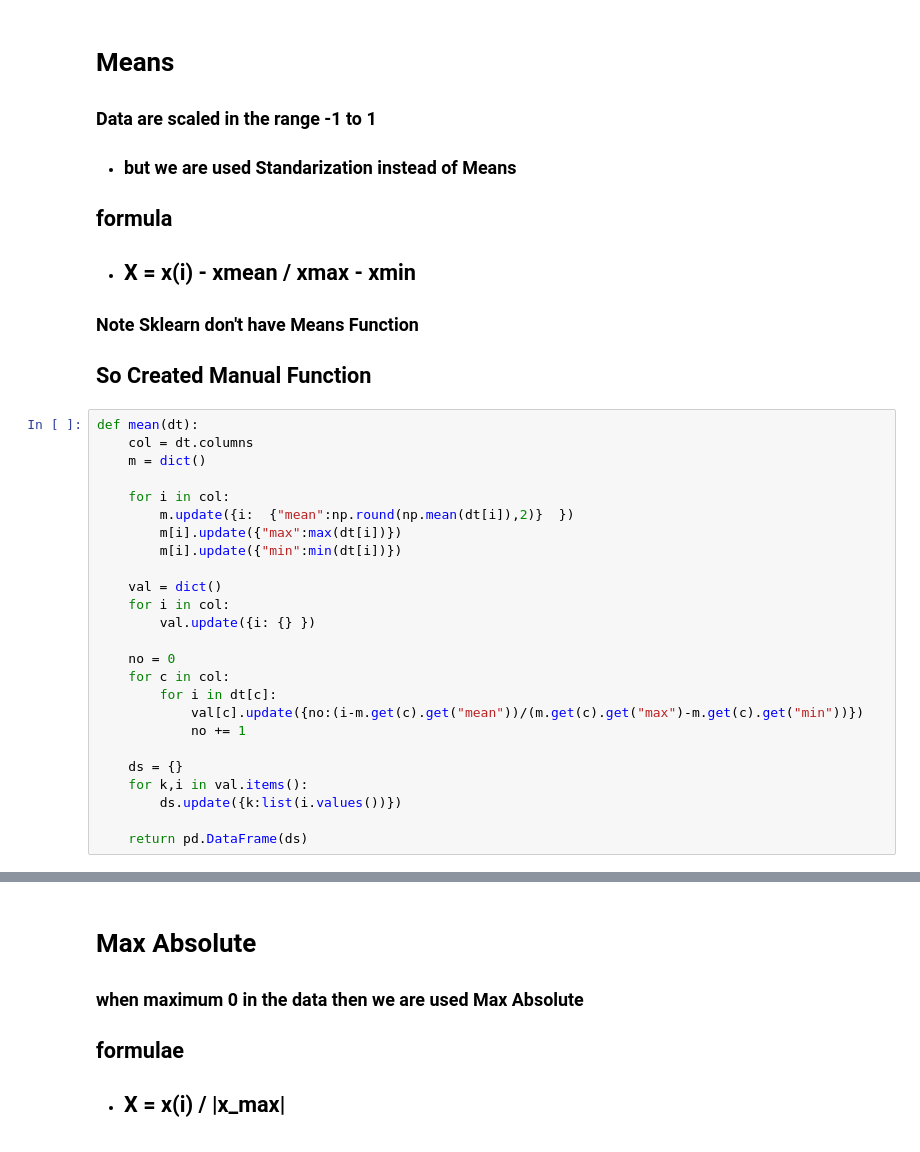
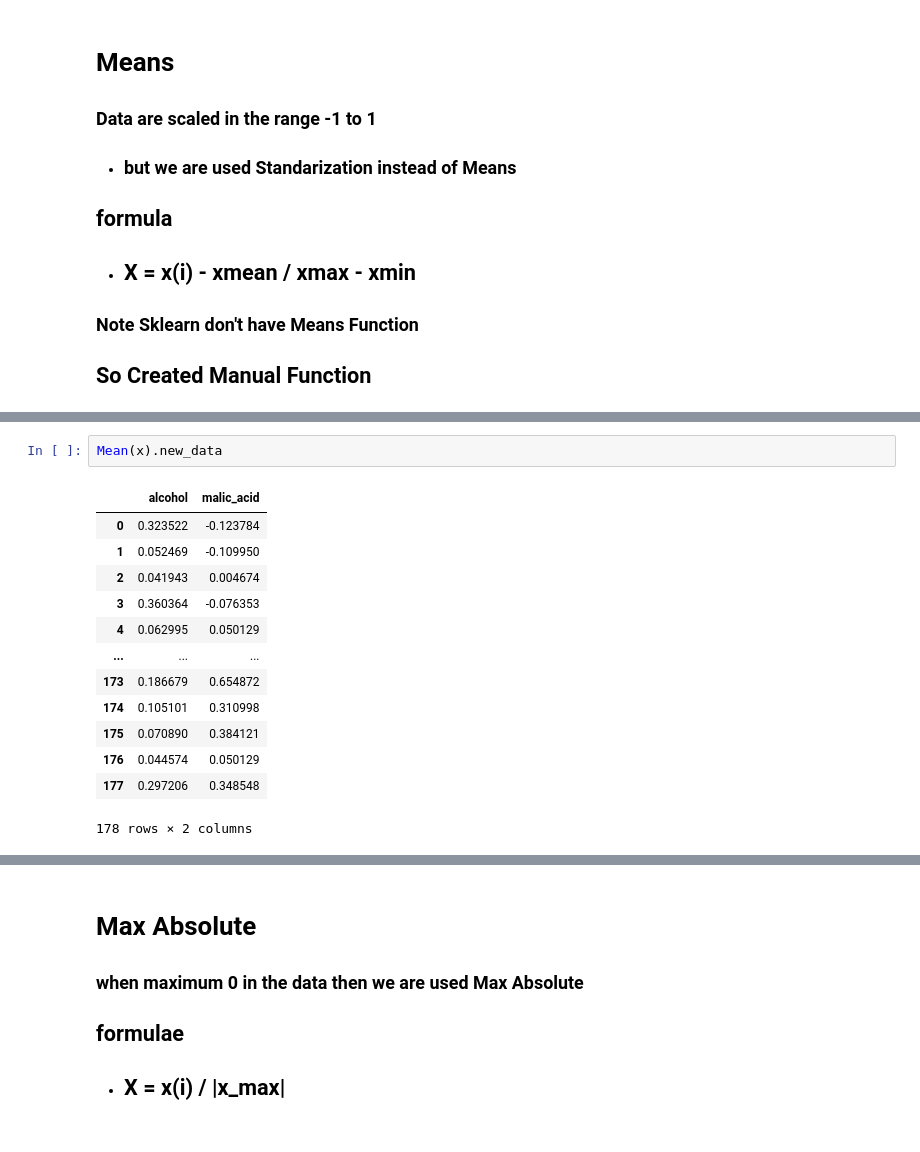
Before and after one commit to Mubeen-Ahmad/ML, a Jupyter notebook: 2_Preprocessing/1_Features_Transformation/01_Feature_Scaling/2_Normalization.ipynb, the cells around one changed output, grey strips where cells are left out. Drawn from its saved outputs; the diff is of its cells as text.

```diff
--- a/2_Preprocessing/1_Features_Transformation/01_Feature_Scaling/2_Normalization.ipynb
+++ b/2_Preprocessing/1_Features_Transformation/01_Feature_Scaling/2_Normalization.ipynb
@@ -105,28 +105,3 @@ Mimx_xtrain.describe()
 
 ### Note Sklearn don't have Means Function
 ## So Created Manual Function
-# %%
-def mean(dt):
-    col = dt.columns
-    m = dict()
-
-    for i in col:
-        m.update({i:  {"mean":np.round(np.mean(dt[i]),2)}  })
-        m[i].update({"max":max(dt[i])})
-        m[i].update({"min":min(dt[i])})
-
-    val = dict()
-    for i in col:
-        val.update({i: {} })
-
-    no = 0
-    for c in col:
-        for i in dt[c]:
-            val[c].update({no:(i-m.get(c).get("mean"))/(m.get(c).get("max")-m.get(c).get("min"))})
-            no += 1
-
-    ds = {}
-    for k,i in val.items():
-        ds.update({k:list(i.values())})
-
-    return pd.DataFrame(ds)
@@ -162,0 +155,16 @@ np.round(M_xtrain.describe(),1)
+# %%
+Mean(x).new_data
+# %% [output]
+|  | alcohol | malic_acid |
+| 0 | 0.323522 | -0.123784 |
+| 1 | 0.052469 | -0.109950 |
+| 2 | 0.041943 | 0.004674 |
+| 3 | 0.360364 | -0.076353 |
+| 4 | 0.062995 | 0.050129 |
+| ... | ... | ... |
+| 173 | 0.186679 | 0.654872 |
+| 174 | 0.105101 | 0.310998 |
+| 175 | 0.070890 | 0.384121 |
+| 176 | 0.044574 | 0.050129 |
+| 177 | 0.297206 | 0.348548 |
+178 rows × 2 columns
```
Also changed, not shown: parts of 4 cells of this notebook, 1 other file.
